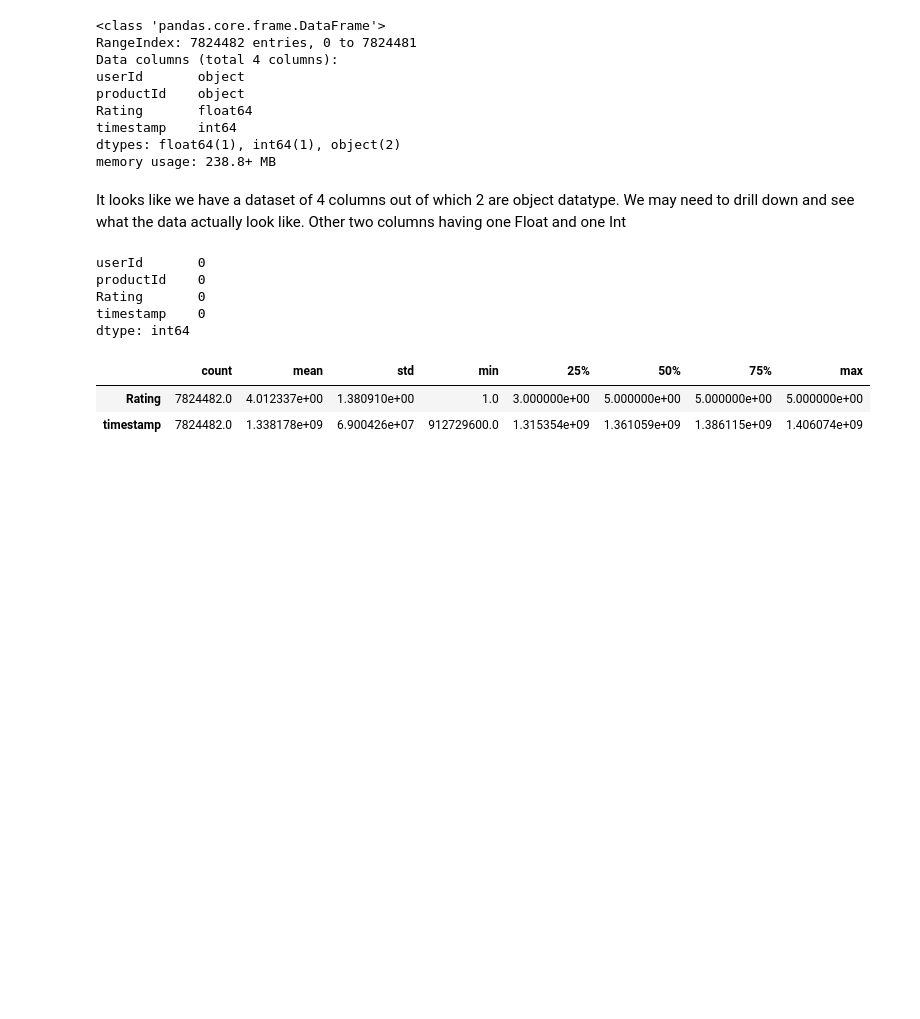
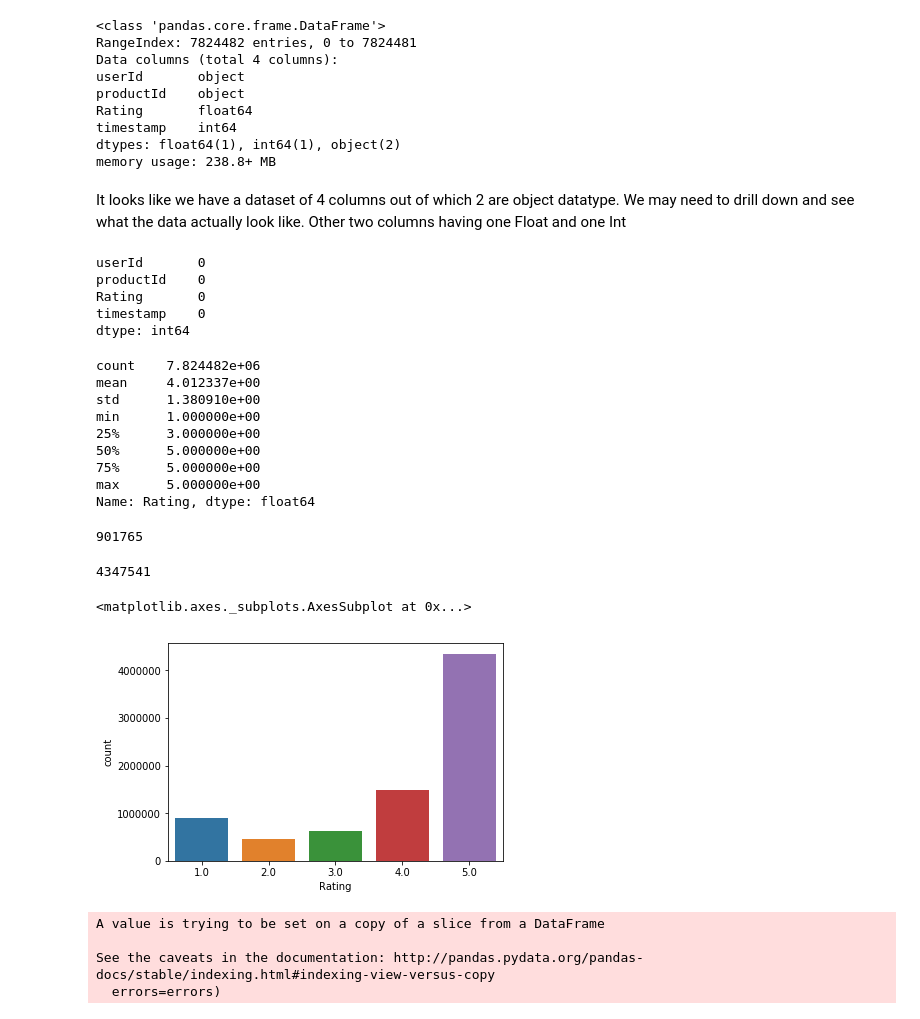
Before and after one commit to praveenveera/AmazonReviewsData, a Jupyter notebook: RS_Project.ipynb, the cells around one changed output. Saved outputs shown, nothing was run; the diff lists cells and outputs as text; code cells hidden in the pictures; blank space fills up the shorter version.

Commit message:
Popularity Recomm model build

```diff
--- a/RS_Project.ipynb
+++ b/RS_Project.ipynb
@@ -6,7 +8,7 @@ import matplotlib as pyplot
 # %%
 column = ['userId','productId','Rating','timestamp']
 # %%
-df = pd.read_csv('ratings_Electronics.csv',names = column)
+df = pd.read_csv('/Users/praveenveera/GreatLearning/MyUniversity/Academic project/Recommendation System/ratings_Electronics.csv',names = column)
 # %%
 df.head()
 # %% [output]
@@ -49,8 +51,29 @@ Rating       0
 timestamp    0
 dtype: int64
 # %%
-df.describe().transpose()
+df['Rating'].describe().transpose()
 # %% [output]
-|  | count | mean | std | min | 25% | 50% | 75% | max |
-| Rating | 7824482.0 | 4.012337e+00 | 1.380910e+00 | 1.0 | 3.000000e+00 | 5.000000e+00 | 5.000000e+00 | 5.000000e+00 |
-| timestamp | 7824482.0 | 1.338178e+09 | 6.900426e+07 | 912729600.0 | 1.315354e+09 | 1.361059e+09 | 1.386115e+09 | 1.406074e+09 |
+count    7.824482e+06
+mean     4.012337e+00
+std      1.380910e+00
+min      1.000000e+00
+25%      3.000000e+00
+50%      5.000000e+00
+75%      5.000000e+00
+max      5.000000e+00
+Name: Rating, dtype: float64
+# %%
+# No of users provided min rating
+df['userId'][df.Rating == df['Rating'].min()].count()
+# %% [output]
+901765
+# %%
+# No of users provided max rating
+df['userId'][df.Rating == df['Rating'].max()].count()
+# %% [output]
+4347541
+# %%
+sns.countplot(df['Rating'])
+# %% [output]
+<matplotlib.axes._subplots.AxesSubplot at 0x...>
+[figure, added]
@@ -56,0 +86,7 @@ df.describe().transpose()
+# %%
+df_ready.drop('timestamp',axis=1,inplace=True)
+# %% [output]
+A value is trying to be set on a copy of a slice from a DataFrame
+
+See the caveats in the documentation: http://pandas.pydata.org/pandas-docs/stable/indexing.html#indexing-view-versus-copy
+  errors=errors)
```
Also changed, not shown: parts of 22 cells of this notebook.
